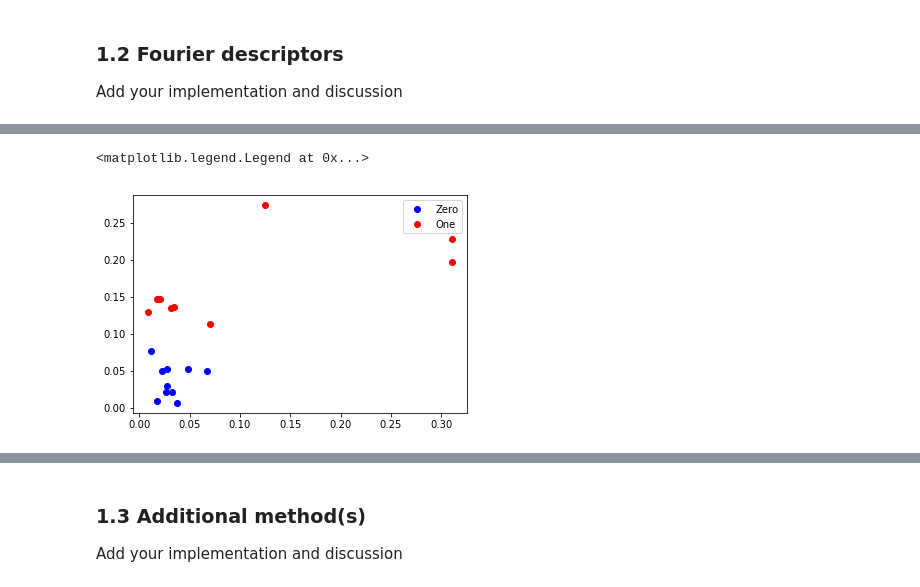
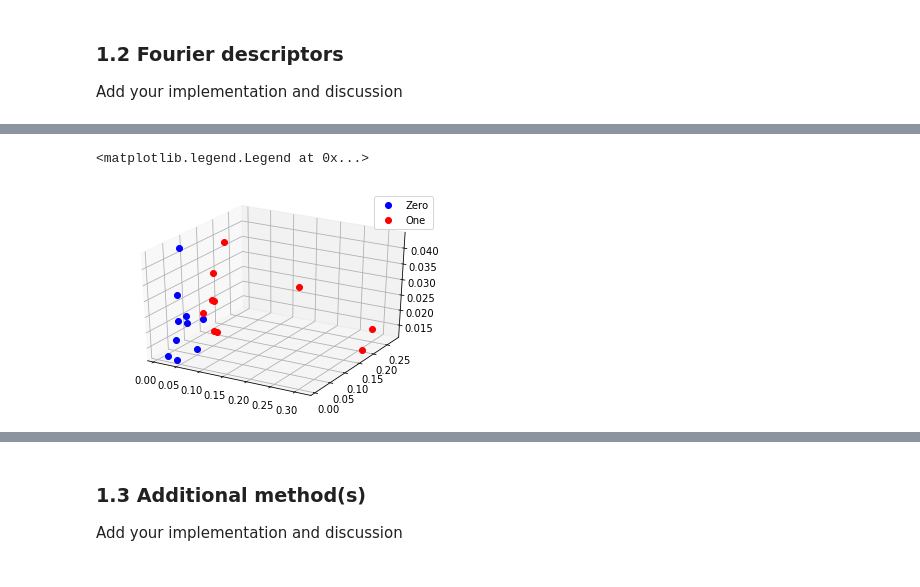
Before and after one commit to JelenaBanjac/image-analysis, a Jupyter notebook: labs/lab_02_object_description.ipynb, the cells around one changed output, grey strips where cells are left out. Cells and saved outputs as stored; diff of their text form; code cells hidden in the pictures.

```diff
--- a/labs/lab_02_object_description.ipynb
+++ b/labs/lab_02_object_description.ipynb
@@ -162,27 +169,24 @@ from numpy.fft import fft
 fig, ax = plt.subplots(2, len(zeros_im), figsize=(12, 3))
 
 # Original image
-ims = [zeros_im, ones_im]
-# ims[0] = augment_images(ims[0], 10)
-# ims[1] = augment_images(ims[1], 10)
+X_data = np.concatenate((zeros_im, ones_im))
+y_data = np.array([0]*len(zeros_im) + [1]*len(ones_im))
 
 
-fd_inv = []
-n_features = 2
-for number in range(len(ims)):
-    fd_inv.append(np.zeros((len(ims[number]), n_features)))
+fd_inv = {}
+for n_features in range(1, 4):
+    fd_inv[n_features] = np.zeros((len(X_data), n_features))
 
-    for img_index in range(len(ims[number])):
+    for i, (X, y) in enumerate(zip(X_data, y_data)):
         # Contours
-        cont = get_contours(ims[number][img_index])
-        ax[number, img_index].imshow(ims[number][img_index], cmap='gray')
-        ax[number, img_index].plot(cont[:, 0], cont[:, 1])
+        cont = get_contours(X)
+        ax[i // 10, i % 10].imshow(X, cmap='gray')
+        ax[i // 10, i % 10].plot(cont[:, 0], cont[:, 1])
 
         # DFT
         sing_cont = [ np.complex(n[0, 0], n[0, 1]) for n in cont ]
         fd = fft(sing_cont)
         fd_ref = abs(fd[1])
-
         for j in range(n_features):
-            fd_inv[number][img_index, j] = abs(fd[j + 2]) / fd_ref
+            fd_inv[n_features][i, j] = abs(fd[j + 2]) / fd_ref
 # %% [output]
@@ -190,9 +209,16 @@ for number in range(len(ims)):
 # %%
-plt.plot(fd_inv[0][:, 0], fd_inv[0][:, 1], marker='o', lw=0, color='blue', label='Zero')
-plt.plot(fd_inv[1][:, 0], fd_inv[1][:, 1], marker='o', lw=0, color='red', label='One')
-plt.legend()
+# Let's try what is happening to 3 features
+from mpl_toolkits import mplot3d
+
+
+fig = plt.figure()
+ax = plt.axes(projection='3d')
+
+ax.plot(fd_inv[3][y_data == 0, 0], fd_inv[3][y_data == 0, 1], fd_inv[3][y_data == 0, 2], marker='o', lw=0, color='blue', label='Zero')
+ax.plot(fd_inv[3][y_data == 1, 0], fd_inv[3][y_data == 1, 1], fd_inv[3][y_data == 0, 2], marker='o', lw=0, color='red', label='One')
+ax.legend()
 # %% [output]
 <matplotlib.legend.Legend at 0x...>
-[figure, old version]
+[figure, new version]
 # %%
 from sklearn import svm
```
Also changed, not shown: parts of 15 cells of this notebook, 2 other files.
